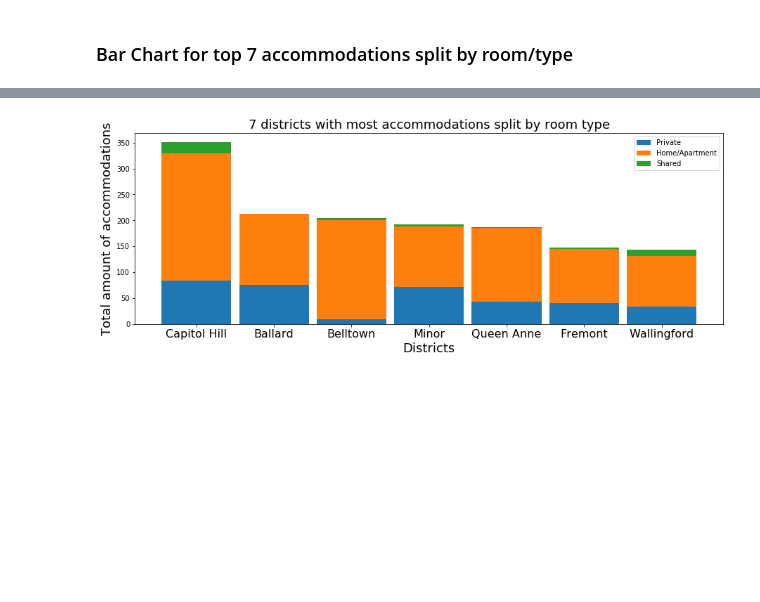
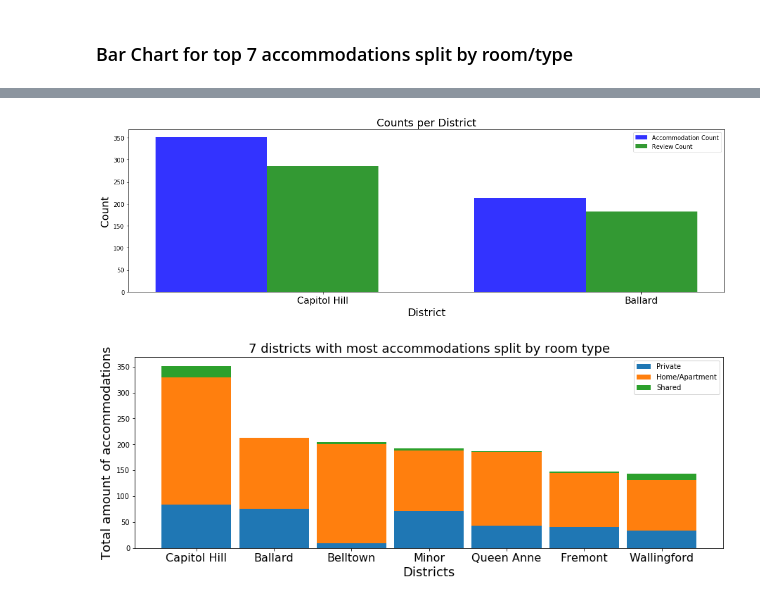
Before and after one commit to Mavengence/Kaggle-Seattle-Airbnb-Analysis-IS4861-Assignment, a Jupyter notebook: IS4861_group_project_airbnb.ipynb, the cells around one changed output, grey strips where cells are left out. Cells and saved outputs as stored; diff of their text form; code cells hidden in the pictures; blank space fills up the shorter version.

```diff
--- a/IS4861_group_project_airbnb.ipynb
+++ b/IS4861_group_project_airbnb.ipynb
@@ -351,3 +377,7 @@ plt.show()
+# %%
+create_bar_chart(2)
+# %% [output]
+[figure, added]
 # %%
 histo = np.array(histo).T
 y_pos = np.arange(len(hoods))
```
Also changed, not shown: parts of 10 cells of this notebook, 1 other file.
